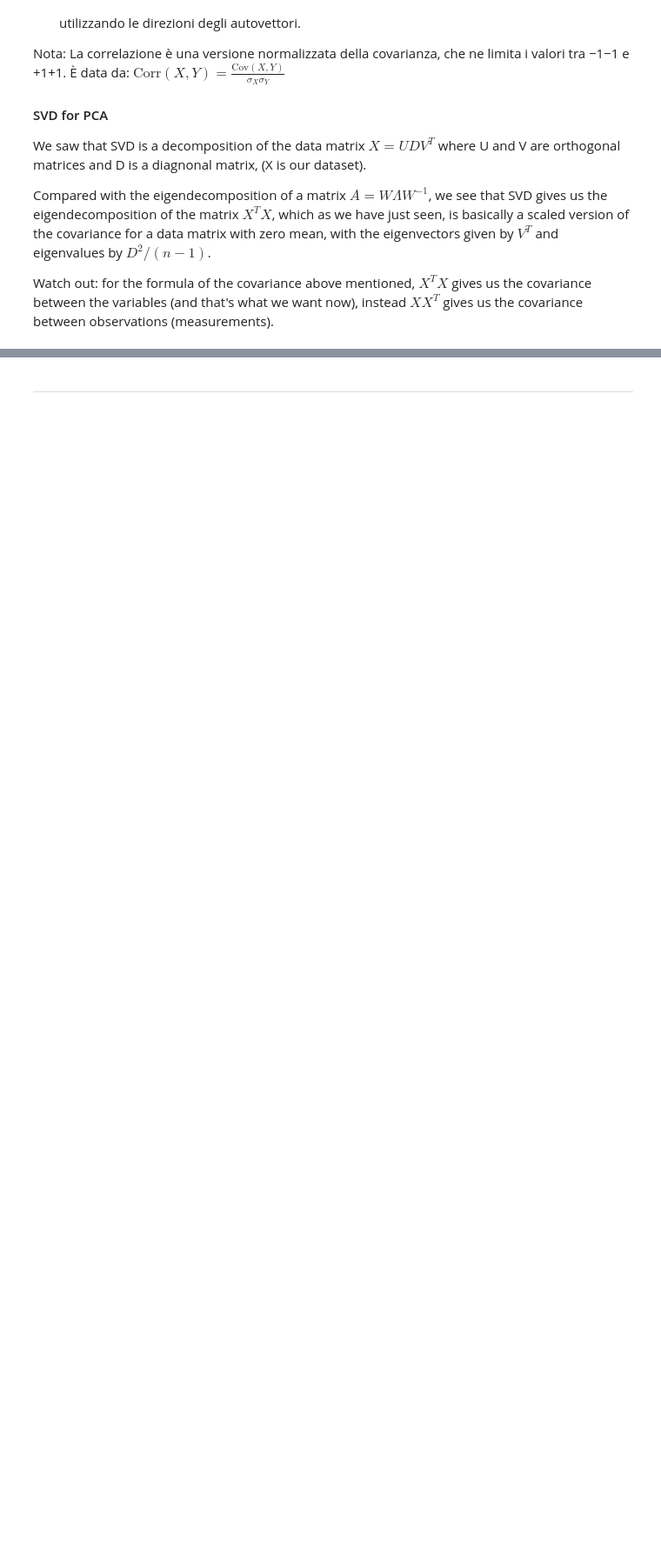
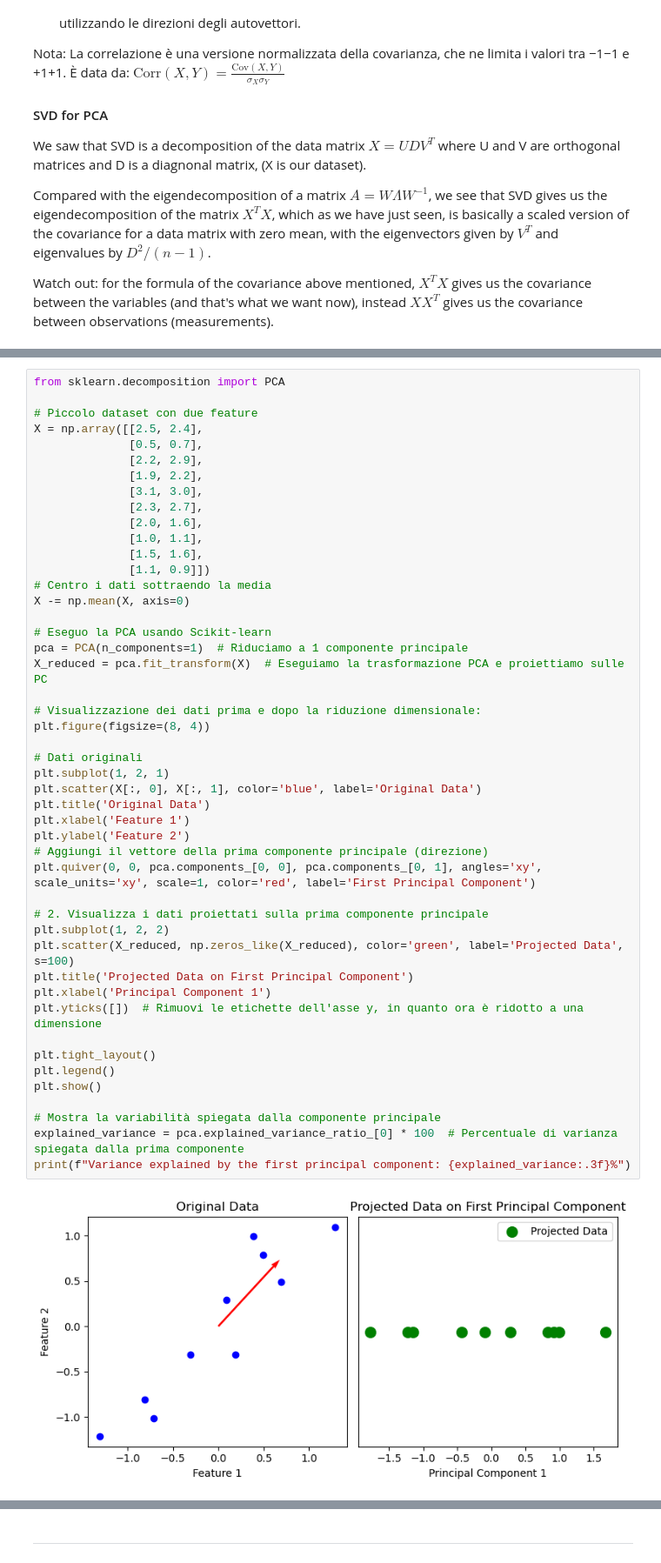
Before and after one commit to seccobenedetto/coding_tutorials, a Jupyter notebook: dimensionality_reduction.ipynb, the cells around one changed output, grey strips where cells are left out. Shown at 87% size. Saved outputs shown, nothing was run; the diff lists cells and outputs as text; blank space fills up the shorter version.

```diff
--- a/dimensionality_reduction.ipynb
+++ b/dimensionality_reduction.ipynb
@@ -115,0 +161,49 @@ Dati proiettati sulla prima componente principale:
+# %%
+from sklearn.decomposition import PCA
+
+# Piccolo dataset con due feature
+X = np.array([[2.5, 2.4],
+              [0.5, 0.7],
+              [2.2, 2.9],
+              [1.9, 2.2],
+              [3.1, 3.0],
+              [2.3, 2.7],
+              [2.0, 1.6],
+              [1.0, 1.1],
+              [1.5, 1.6],
+              [1.1, 0.9]])
+# Centro i dati sottraendo la media
+X -= np.mean(X, axis=0)
+
+# Eseguo la PCA usando Scikit-learn
+pca = PCA(n_components=1)  # Riduciamo a 1 componente principale
+X_reduced = pca.fit_transform(X)  # Eseguiamo la trasformazione PCA e proiettiamo sulle PC
+
+# Visualizzazione dei dati prima e dopo la riduzione dimensionale:
+plt.figure(figsize=(8, 4))
+
+# Dati originali
+plt.subplot(1, 2, 1)
+plt.scatter(X[:, 0], X[:, 1], color='blue', label='Original Data')
+plt.title('Original Data')
+plt.xlabel('Feature 1')
+plt.ylabel('Feature 2')
+# Aggiungi il vettore della prima componente principale (direzione)
+plt.quiver(0, 0, pca.components_[0, 0], pca.components_[0, 1], angles='xy', scale_units='xy', scale=1, color='red', label='First Principal Component')
+
+# 2. Visualizza i dati proiettati sulla prima componente principale
+plt.subplot(1, 2, 2)
+plt.scatter(X_reduced, np.zeros_like(X_reduced), color='green', label='Projected Data', s=100)
+plt.title('Projected Data on First Principal Component')
+plt.xlabel('Principal Component 1')
+plt.yticks([])  # Rimuovi le etichette dell'asse y, in quanto ora è ridotto a una dimensione
+
+plt.tight_layout()
+plt.legend()
+plt.show()
+
+# Mostra la variabilità spiegata dalla componente principale
+explained_variance = pca.explained_variance_ratio_[0] * 100  # Percentuale di varianza spiegata dalla prima componente
+print(f"Variance explained by the first principal component: {explained_variance:.3f}%")
+# %% [output]
+[figure, added]
```
Also changed, not shown: parts of 9 cells of this notebook, 2 other files.
